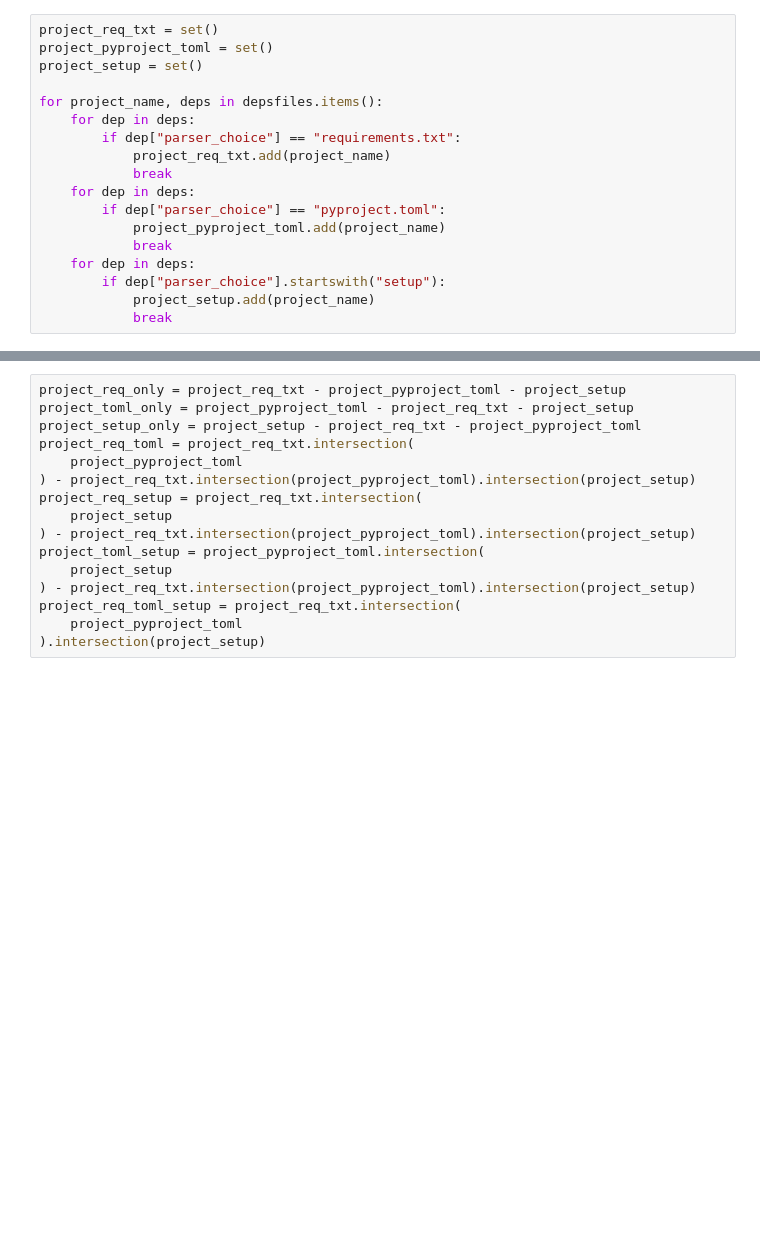
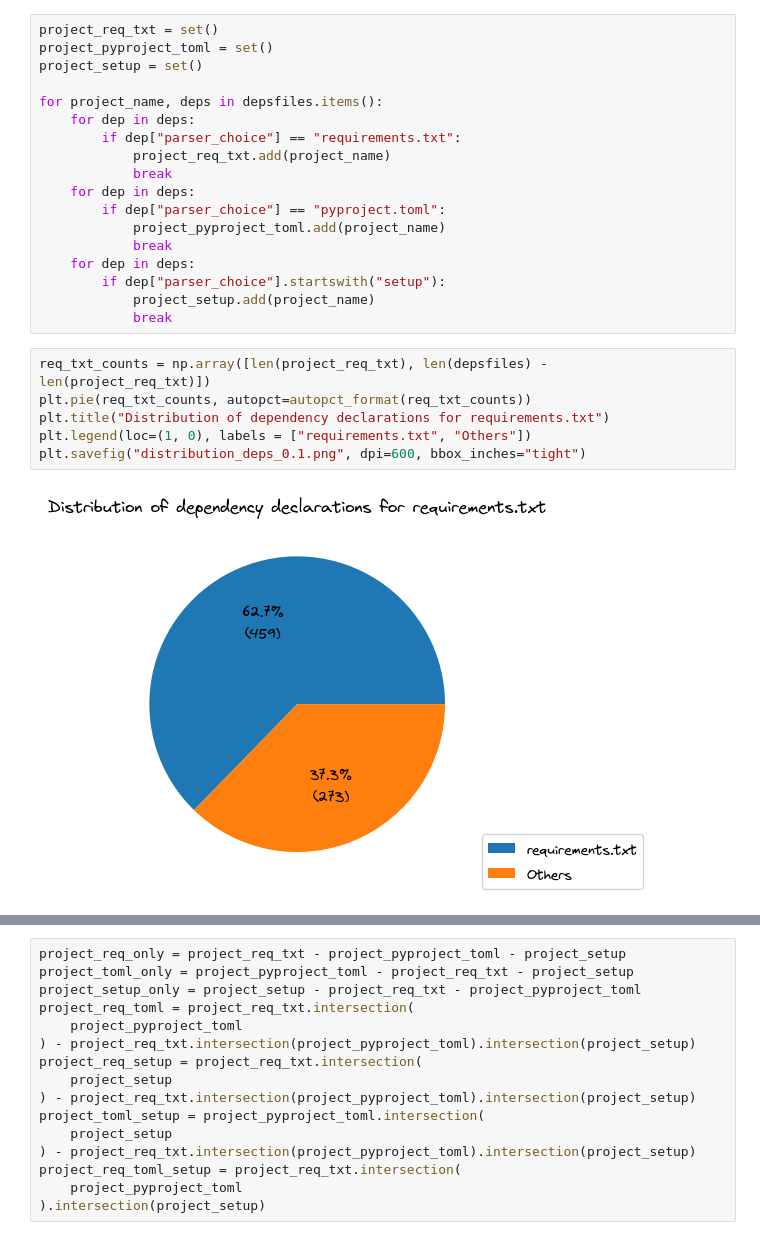
Before and after one commit to tweag/FawltyDeps-analysis, a Jupyter notebook: notebooks/results-biomedical.ipynb, the cells around one changed output, grey strips where cells are left out. Drawn from its saved outputs; the diff is of its cells as text; blank space fills up the shorter version.

Commit message:
Add pie charts for dep distribution

```diff
--- a/notebooks/results-biomedical.ipynb
+++ b/notebooks/results-biomedical.ipynb
@@ -204,3 +204,11 @@ for project_name, deps in depsfiles.items():
         if dep["parser_choice"].startswith("setup"):
             project_setup.add(project_name)
             break
+# %%
+req_txt_counts = np.array([len(project_req_txt), len(depsfiles) - len(project_req_txt)])
+plt.pie(req_txt_counts, autopct=autopct_format(req_txt_counts))
+plt.title("Distribution of dependency declarations for requirements.txt")
+plt.legend(loc=(1, 0), labels = ["requirements.txt", "Others"])
+plt.savefig("distribution_deps_0.1.png", dpi=600, bbox_inches="tight")
+# %% [output]
+[figure, added]
```
Also changed, not shown: parts of 2 cells of this notebook.
